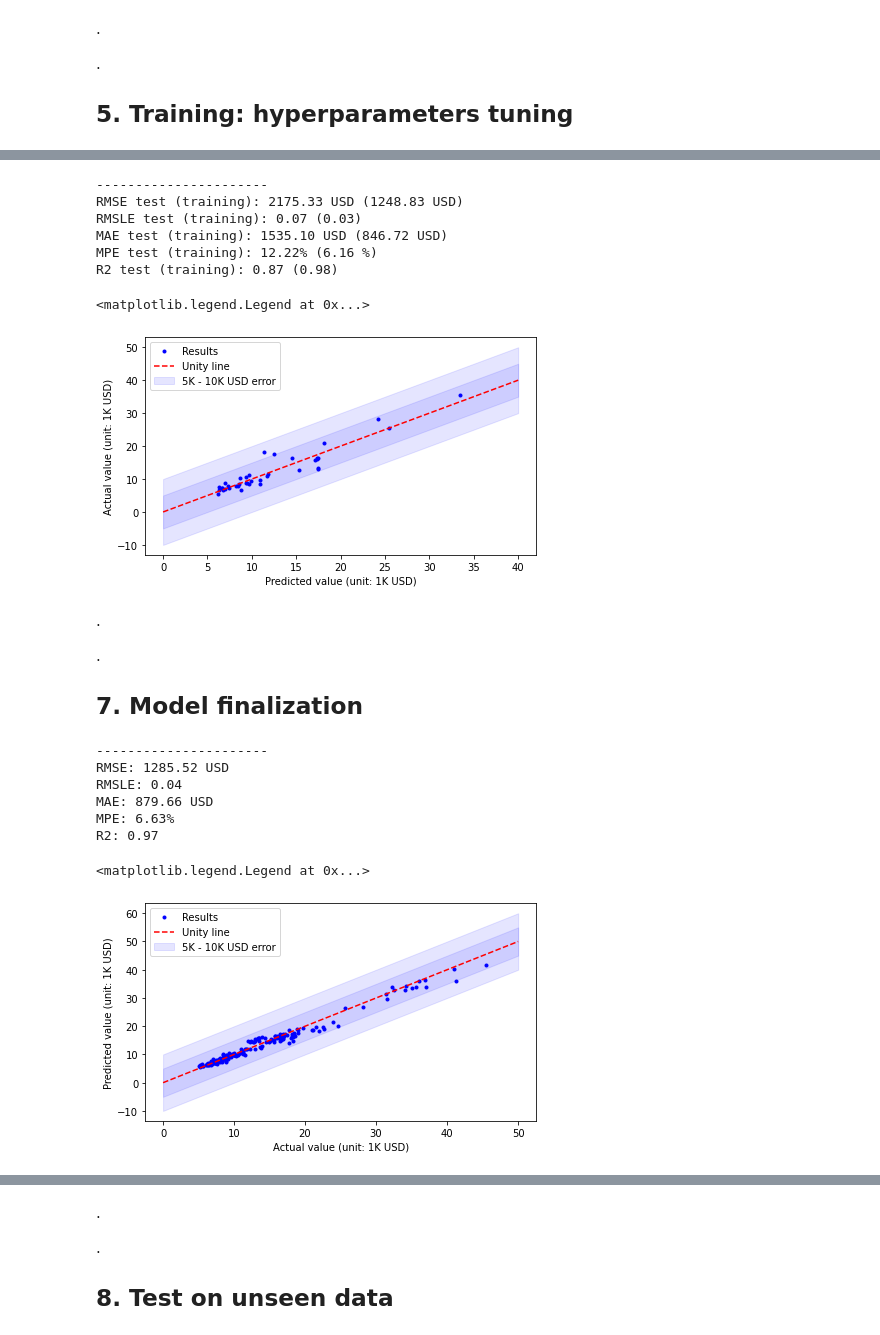
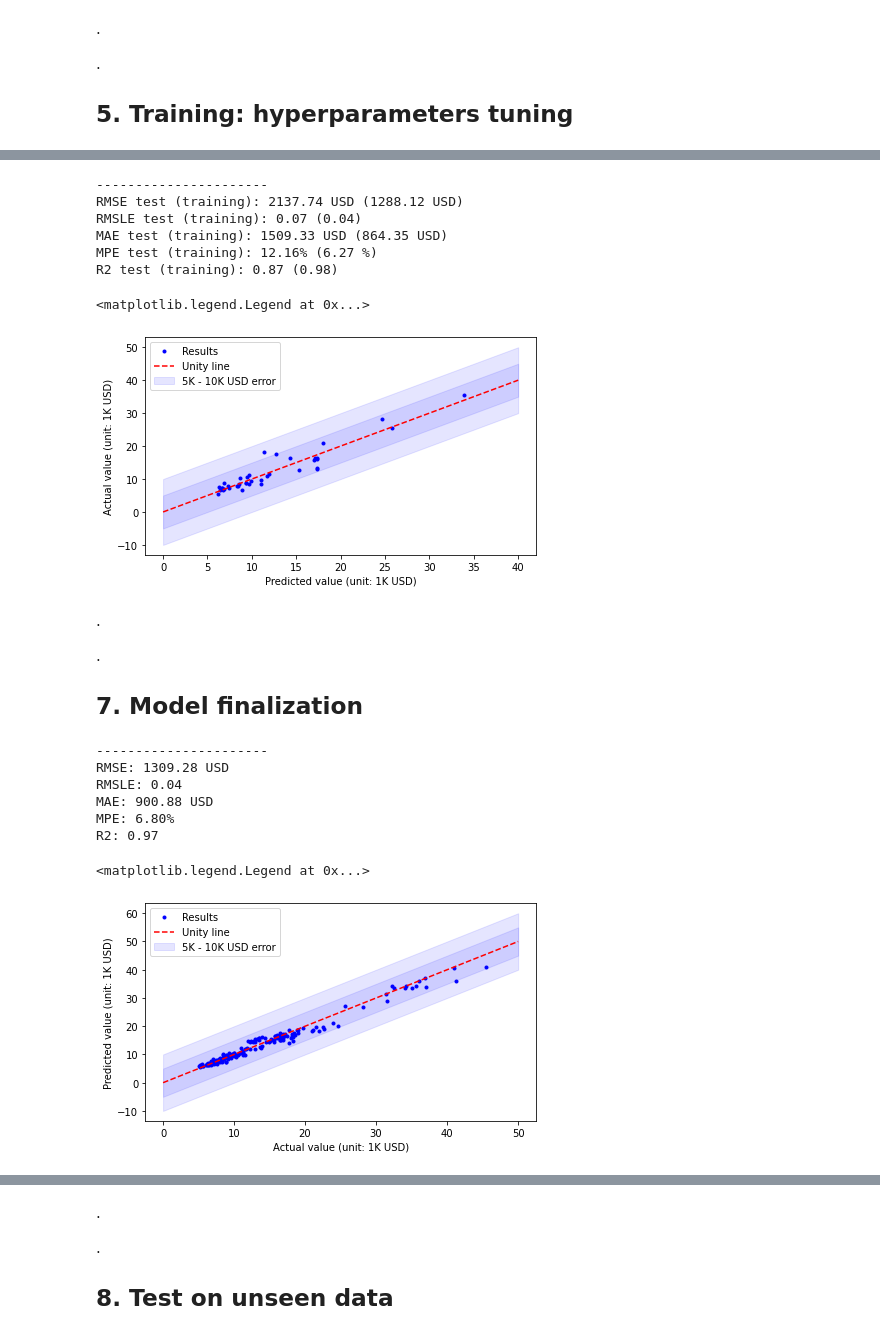
Before and after one commit to SamuComqi92/Car_price_prediction, a Jupyter notebook: Car Price Prediction.ipynb, the cells around one changed output, grey strips where cells are left out. Drawn from its saved outputs; the diff is of its cells as text; code cells hidden in the pictures.

```diff
--- a/Car Price Prediction.ipynb
+++ b/Car Price Prediction.ipynb
@@ -684,7 +684,7 @@ plt.legend(["Ridge","RandomForest"], loc="upper left")
 #The accuracy is better and no drastic overfitting
 
 #Model training on the Training set and evaluation on the Test set
-Best_ran = RandomForestRegressor(max_depth = 6, max_features = "sqrt", min_impurity_decrease = 0, min_samples_leaf = 1, min_samples_split = 2, n_estimators = 300, random_state = 0)
+Best_ran = RandomForestRegressor(max_depth = 6, max_features = "sqrt", min_impurity_decrease = 0, min_samples_leaf = 1, min_samples_split = 3, n_estimators = 300, random_state = 0)
 Best_model_ran = Best_ran.fit(X_train_t,y_train_t)
 Predictions_ran = Best_model_ran.predict(X_test_t)
 Predictions_ran_tr = Best_model_ran.predict(X_train_t)
@@ -692,38 +692,38 @@ Predictions_ran_tr = Best_model_ran.predict(X_train_t)
 #Definitions
 RMSE_ran = np.sqrt(sum((10**Predictions_ran - 10**y_test_t)**2)/len(y_test_t))
 RMSE_ran_tr = np.sqrt(sum((10**Predictions_ran_tr - 10**y_train_t)**2)/len(y_train_t))
 RMSLE_ran = np.sqrt(sum((np.log10(10**Predictions_ran+1) - np.log10(10**y_test_t+1))**2)/len(y_test_t))
 RMSLE_ran_tr = np.sqrt(sum((np.log10(10**Predictions_ran_tr+1) - np.log10(10**y_train_t+1))**2)/len(y_train_t))
 MAE_ran = sum(abs(10**Predictions_ran - 10**y_test_t))/len(y_test_t)
 MAE_ran_tr = sum(abs(10**Predictions_ran_tr - 10**y_train_t))/len(y_train_t)
 MPE_ran = 100*sum(abs(10**Predictions_ran - 10**y_test_t)/(10**y_test_t))/len(y_test_t)
 MPE_ran_tr = 100*sum(abs(10**Predictions_ran_tr - 10**y_train_t)/(10**y_train_t))/len(y_train_t)
 
 print("----------------------")
 print("RMSE test (training): {:.2f} USD ({:.2f} USD)".format(RMSE_ran, RMSE_ran_tr))
 print("RMSLE test (training): {:.2f} ({:.2f})".format(RMSLE_ran, RMSLE_ran_tr))
 print("MAE test (training): {:.2f} USD ({:.2f} USD)".format(MAE_ran, MAE_ran_tr))
 print("MPE test (training): {:.2f}% ({:.2f} %)".format(MPE_ran,MPE_ran_tr))
 print("R2 test (training): {:.2f} ({:.2f})".format(r2_score(y_test_t,Predictions_ran), r2_score(y_train_t,Predictions_ran_tr)))
 
 #Plot
 plt.figure(figsize=(7,4))
 plt.plot(10**Predictions_ran/1000, 10**y_test_t/1000,'.b');
 plt.xlabel("Predicted value (unit: 1K USD)")
 plt.ylabel("Actual value (unit: 1K USD)")
 plt.plot([0,40],[0,40],'--r')
 plt.fill_between([0,40], [5,45], [-5,35], color="blue",alpha=0.1)
 plt.fill_between([0,40], [10,50], [-10,30], color="blue",alpha=0.1)
 plt.legend(["Results", "Unity line", "5K - 10K USD error"], loc="upper left")
 # %% [output]
 ----------------------
-RMSE test (training): 2175.33 USD (1248.83 USD)
-RMSLE test (training): 0.07 (0.03)
-MAE test (training): 1535.10 USD (846.72 USD)
-MPE test (training): 12.22% (6.16 %)
+RMSE test (training): 2137.74 USD (1288.12 USD)
+RMSLE test (training): 0.07 (0.04)
+MAE test (training): 1509.33 USD (864.35 USD)
+MPE test (training): 12.16% (6.27 %)
 R2 test (training): 0.87 (0.98)
 <matplotlib.legend.Legend at 0x...>
-[figure, old version]
+[figure, new version]
 # %% [markdown]
 .
 
@@ -733,7 +733,7 @@ R2 test (training): 0.87 (0.98)
 # %%
 #Finalization of the XGBoost regression model on the whole "X_train" dataset
 #and compute RMSE, MAE, and MPE
-Best_ran = RandomForestRegressor(max_depth = 6, max_features = "sqrt", min_impurity_decrease = 0, min_samples_leaf = 1, min_samples_split = 2, n_estimators = 300, random_state = 0)
+Best_ran = RandomForestRegressor(max_depth = 6, max_features = "sqrt", min_impurity_decrease = 0, min_samples_leaf = 1, min_samples_split = 3, n_estimators = 300, random_state = 0)
 Best_model_ran_final = Best_ran.fit(X_train,y_train)
 Predictions_ran = Best_model_ran_final.predict(X_train)
 
@@ -761,10 +761,10 @@ plt.fill_between([0,50], [10,60], [-10,40], color="blue",alpha=0.1)
 plt.legend(["Results", "Unity line", "5K - 10K USD error"], loc="upper left")
 # %% [output]
 ----------------------
-RMSE: 1285.52 USD
+RMSE: 1309.28 USD
 RMSLE: 0.04
-MAE: 879.66 USD
-MPE: 6.63%
+MAE: 900.88 USD
+MPE: 6.80%
 R2: 0.97
 <matplotlib.legend.Legend at 0x...>
 [figure]
```
Also changed, not shown: parts of 7 cells of this notebook.
